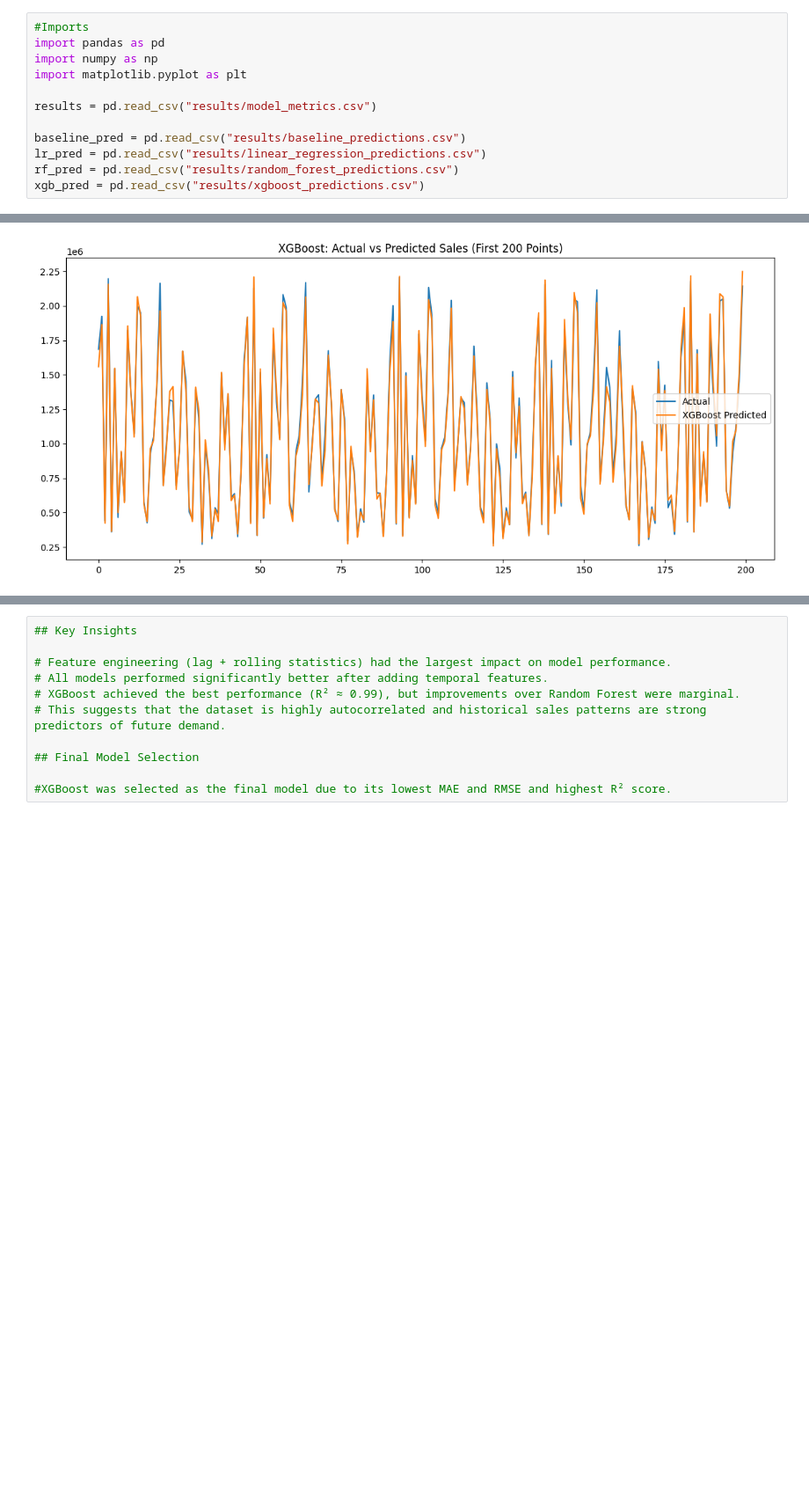
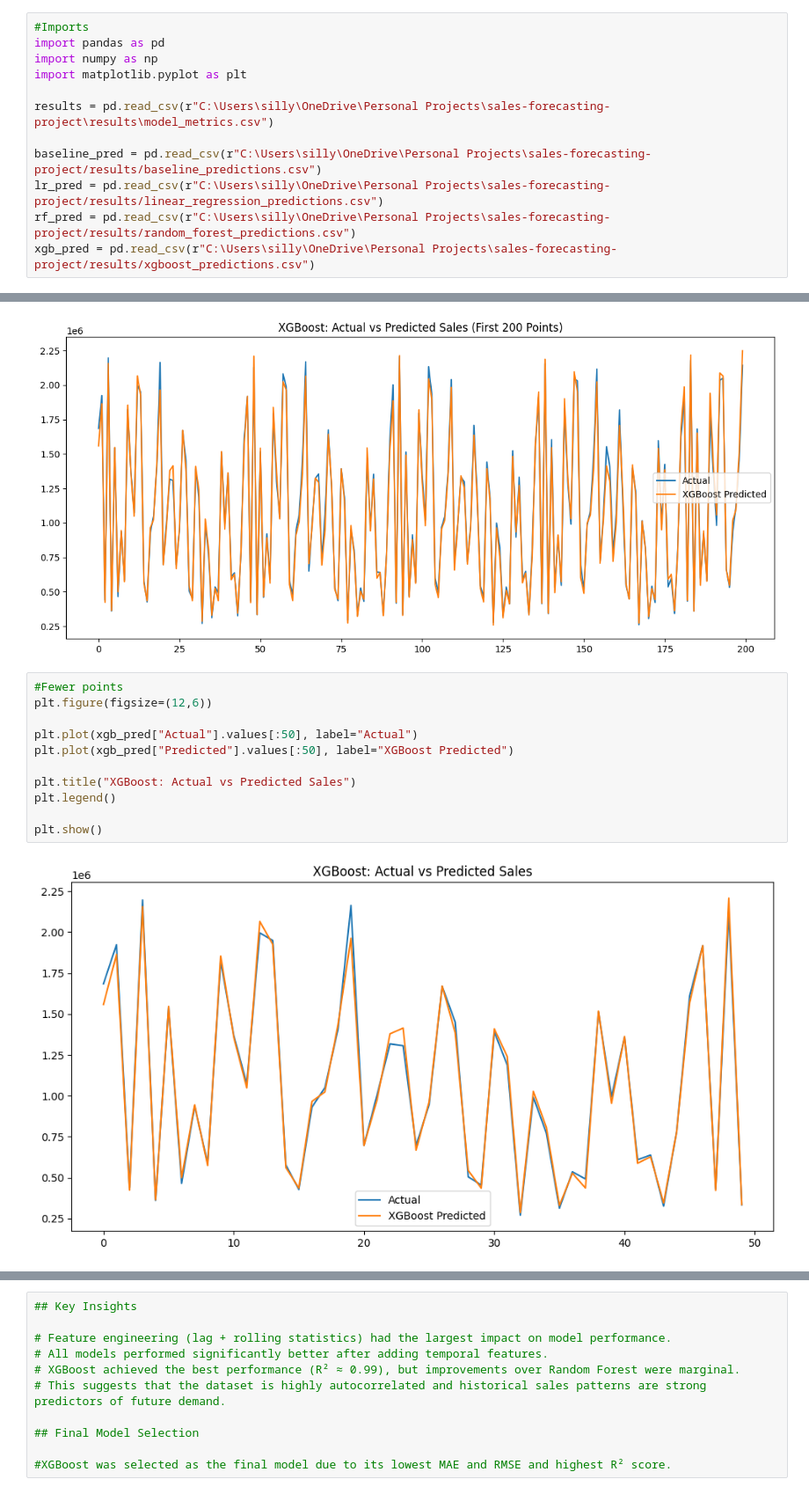
Before and after one commit to wjbalduf/sales-forecasting-project, a Jupyter notebook: 04_Model_Evaluation.ipynb, the cells around one changed output, grey strips where cells are left out. Shown at 88% size. Cells and saved outputs as stored; diff of their text form; blank space fills up the shorter version.

```diff
--- a/04_Model_Evaluation.ipynb
+++ b/04_Model_Evaluation.ipynb
@@ -4,12 +4,12 @@ import pandas as pd
 import numpy as np
 import matplotlib.pyplot as plt
 
-results = pd.read_csv("results/model_metrics.csv")
+results = pd.read_csv(r"C:\Users\silly\OneDrive\Personal Projects\sales-forecasting-project\results\model_metrics.csv")
 
-baseline_pred = pd.read_csv("results/baseline_predictions.csv")
-lr_pred = pd.read_csv("results/linear_regression_predictions.csv")
-rf_pred = pd.read_csv("results/random_forest_predictions.csv")
-xgb_pred = pd.read_csv("results/xgboost_predictions.csv")
+baseline_pred = pd.read_csv(r"C:\Users\silly\OneDrive\Personal Projects\sales-forecasting-project/results/baseline_predictions.csv")
+lr_pred = pd.read_csv(r"C:\Users\silly\OneDrive\Personal Projects\sales-forecasting-project/results/linear_regression_predictions.csv")
+rf_pred = pd.read_csv(r"C:\Users\silly\OneDrive\Personal Projects\sales-forecasting-project/results/random_forest_predictions.csv")
+xgb_pred = pd.read_csv(r"C:\Users\silly\OneDrive\Personal Projects\sales-forecasting-project/results/xgboost_predictions.csv")
 # %%
 #Model Comparison
 
@@ -62,6 +62,19 @@ plt.legend()
 plt.show()
 # %% [output]
 [figure]
+# %%
+#Fewer points
+plt.figure(figsize=(12,6))
+
+plt.plot(xgb_pred["Actual"].values[:50], label="Actual")
+plt.plot(xgb_pred["Predicted"].values[:50], label="XGBoost Predicted")
+
+plt.title("XGBoost: Actual vs Predicted Sales")
+plt.legend()
+
+plt.show()
+# %% [output]
+[figure, added]
 # %%
 #All Models
 plt.figure(figsize=(14,6))
```
Also changed, not shown: parts of 1 cell of this notebook.
